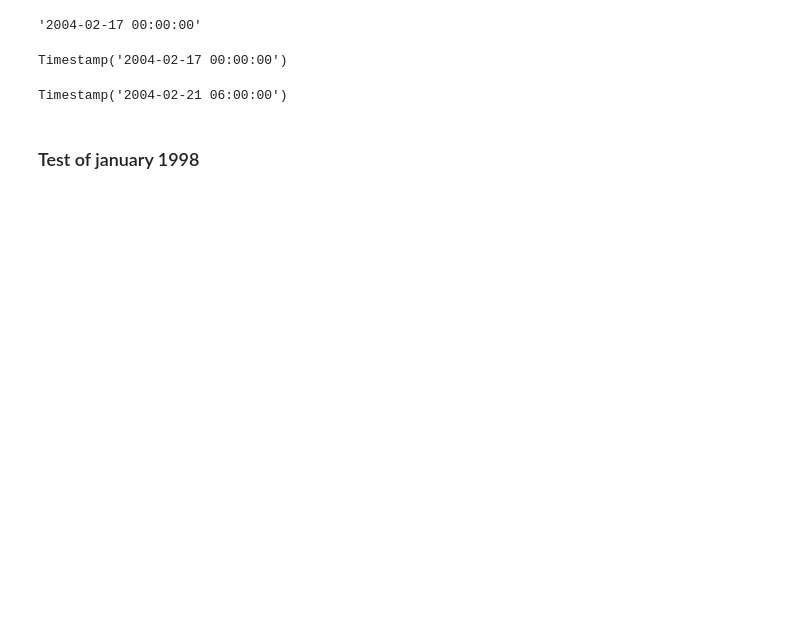
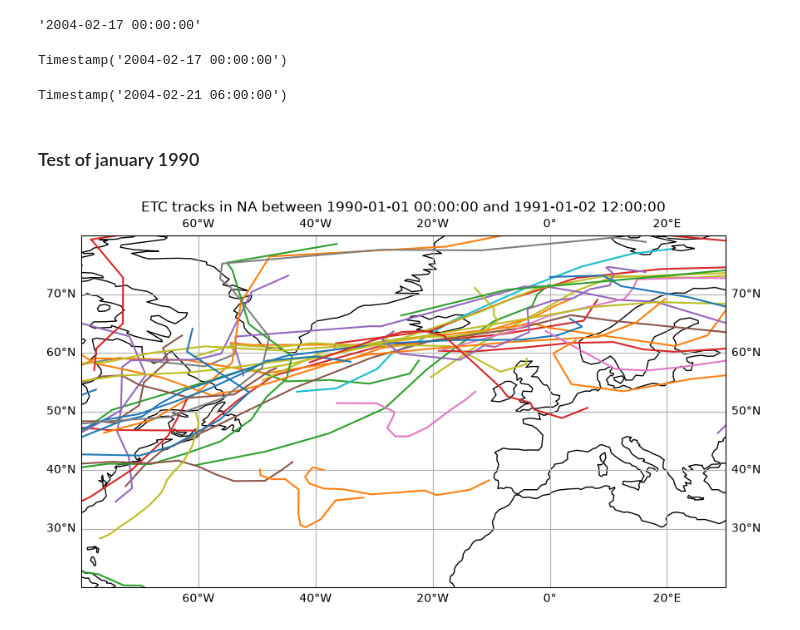
Before and after one commit to AThormann/master_thesis, a Jupyter notebook: PyStormTracker/test_of_module.ipynb, the cells around one changed output. Cells and saved outputs as stored; diff of their text form; code cells hidden in the pictures; blank space fills up the shorter version.

```diff
--- a/PyStormTracker/test_of_module.ipynb
+++ b/PyStormTracker/test_of_module.ipynb
@@ -25,4 +29,4 @@ pd.to_datetime(tracks__[-1].times[-1], unit="ms")
 # %% [output]
 Timestamp('2004-02-21 06:00:00')
 # %% [markdown]
-### Test of january 1998
+### Test of january 1990
@@ -29 +37,6 @@ Timestamp('2004-02-21 06:00:00')
+# %%
+fig, ax  = st.plot_tracks(tracks_90, min_length=10, points=False, text=False)
+ax.set_extent([-80, 30, 80, 20], crs=ccrs.PlateCarree())
+# %% [output]
+[figure, added]
 # %%
```
Also changed, not shown: parts of 6 cells of this notebook, 6 other files.
